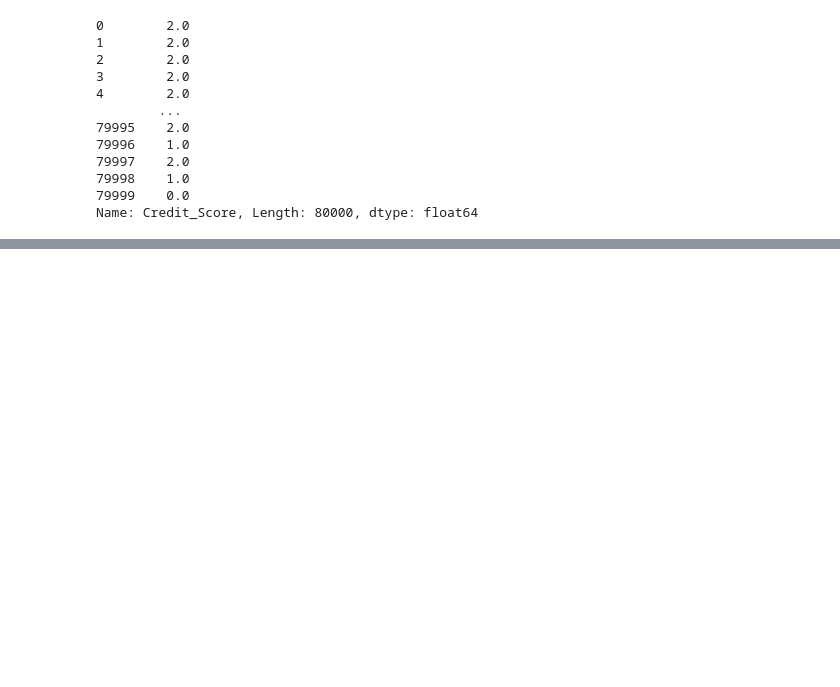
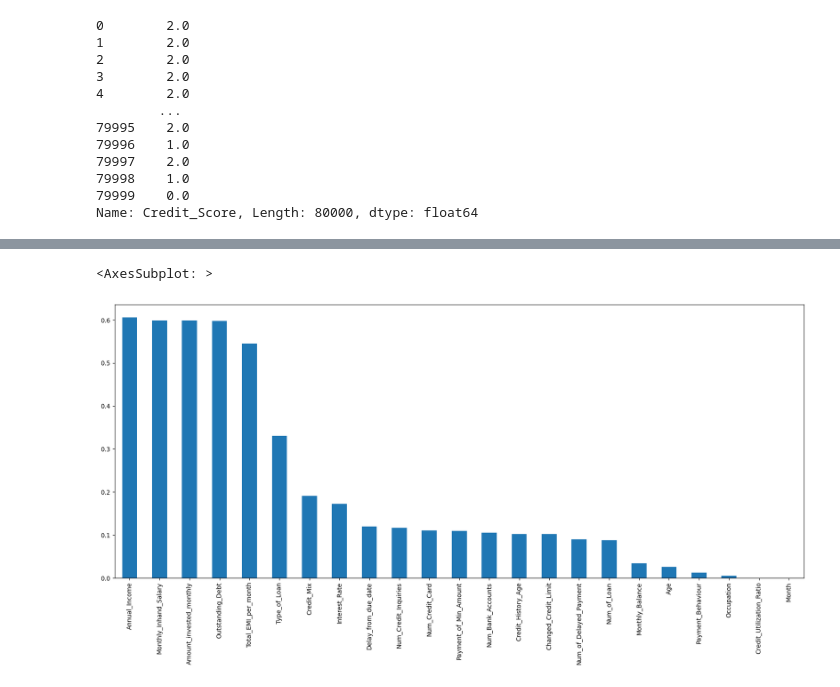
Before and after one commit to claradelatorre/Test2ML-Classifier, a Jupyter notebook: practica2ML.ipynb, the cells around one changed output, grey strips where cells are left out. Drawn from its saved outputs; the diff is of its cells as text; code cells hidden in the pictures; blank space fills up the shorter version.

```diff
--- a/practica2ML.ipynb
+++ b/practica2ML.ipynb
@@ -100,8 +100,8 @@ y
 Name: Credit_Score, Length: 80000, dtype: float64
 # %%
 #Demás variables:
-x = train.iloc[:,0:24]
-x
+X = train.iloc[:,0:23]
+X
 # %% [output]
 |  | Month | Age | Occupation | Annual_Income | Monthly_Inhand_Salary | Num_Bank_Accounts | Num_Credit_Card | ... |
 | 0 | 4 | 40.0 | 0.0 | 97384.44 | 8167.370000 | 1.0 | 3.0 | ... |
@@ -122,2 +118,0 @@ model = StackingClassifier([ ('randomforest', randomForest),], n_jobs=-1)
-# %%
-model.fit(x, y)
@@ -145,0 +119,4 @@ weighted avg       1.00      1.00      1.00     80000
+# %%
+from sklearn.feature_selection import mutual_info_classif
+mutual_info = mutual_info_classif(X, y)
+mutual_info
@@ -145,0 +129,4 @@ weighted avg       1.00      1.00      1.00     80000
+# %%
+mutual_info = pd.Series(mutual_info)
+mutual_info.index = X.columns
+mutual_info.sort_values(ascending=False)
@@ -145,0 +151,5 @@ weighted avg       1.00      1.00      1.00     80000
+# %%
+mutual_info.sort_values(ascending=False).plot.bar(figsize=(20, 8))
+# %% [output]
+<AxesSubplot: >
+[figure, added]
```
Also changed, not shown: parts of 20 cells of this notebook.
